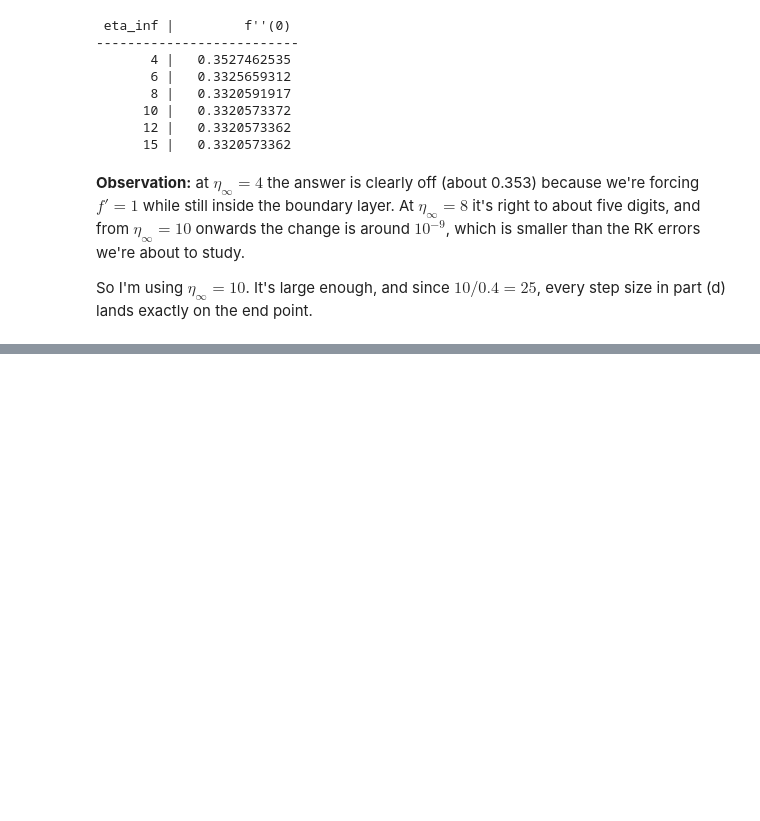
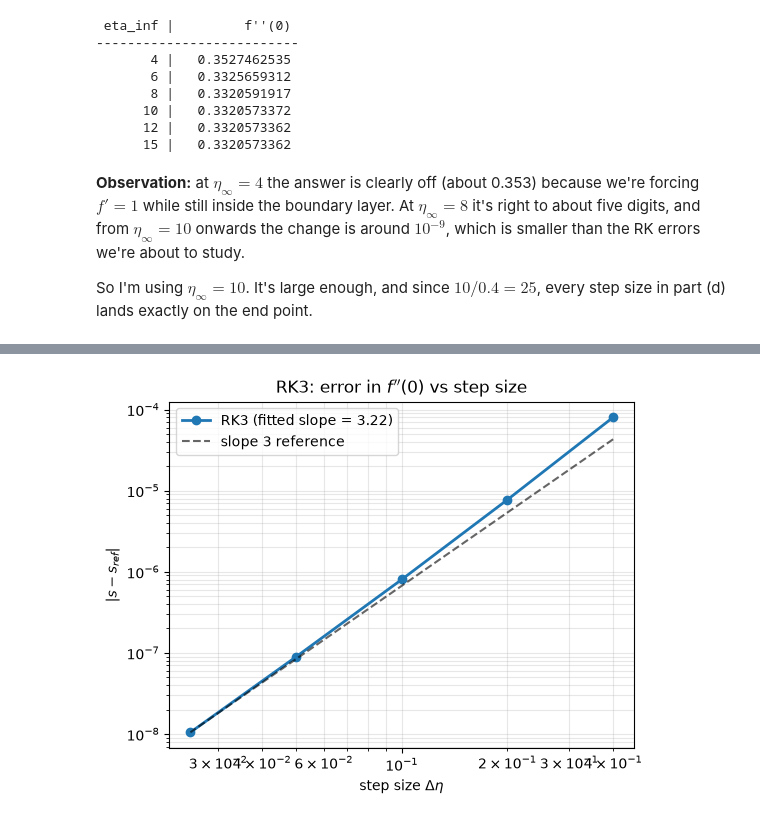
Before and after one commit to Saivighnesh15/AE801_2026, a Jupyter notebook: SC26M018_BVP.ipynb, the cells around one changed output, grey strips where cells are left out. Drawn from its saved outputs; the diff is of its cells as text; code cells hidden in the pictures; blank space fills up the shorter version.

Commit message:
Add RK3/RK4 convergence study, profile plots and final check

```diff
--- a/SC26M018_BVP.ipynb
+++ b/SC26M018_BVP.ipynb
@@ -189,0 +253,17 @@ h_arr   = np.array(STEPS)
+# %%
+
+plt.figure(figsize=(6, 4.5))
+
+plt.loglog(h_arr, err_rk3, "o-", lw=2, label=f"RK3 (fitted slope = {slope_rk3:.2f})")
+
+
+plt.loglog(h_arr, err_rk3[-1] * (h_arr / h_arr[-1])**3, "k--", alpha=0.6, label="slope 3 reference")
+
+plt.xlabel(r"step size $\Delta\eta$")
+plt.ylabel(r"$|s - s_{ref}|$")
+plt.title("RK3: error in $f''(0)$ vs step size")
+plt.grid(True, which="both", alpha=0.3)
+plt.legend()
+plt.show()
+# %% [output]
+[figure, added]
```
Also changed, not shown: parts of 12 cells of this notebook.
